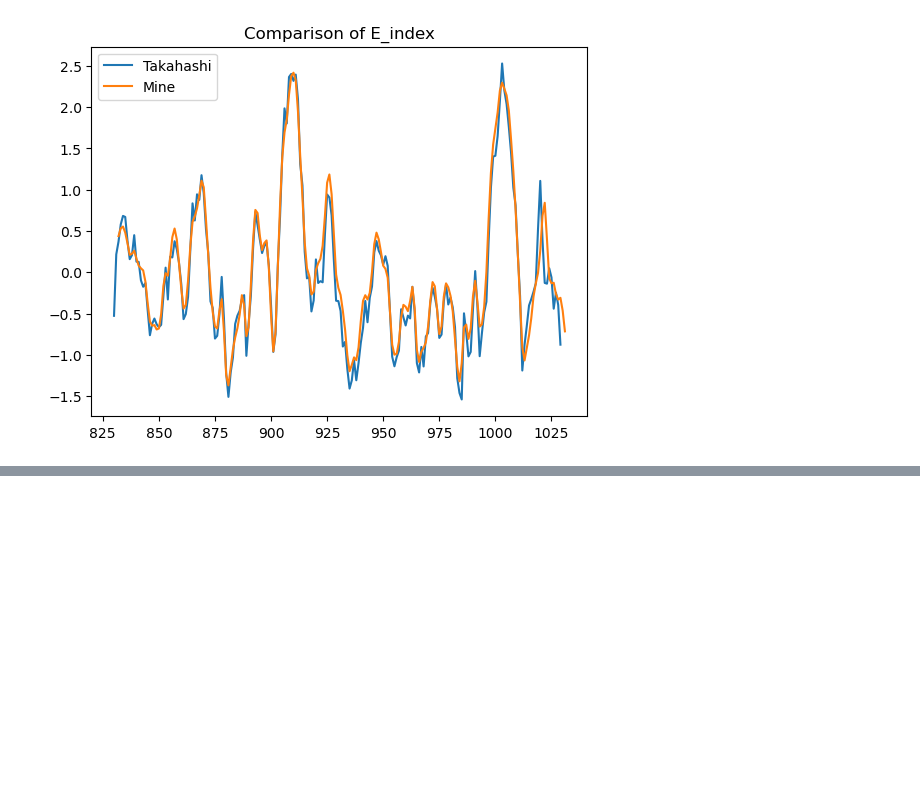
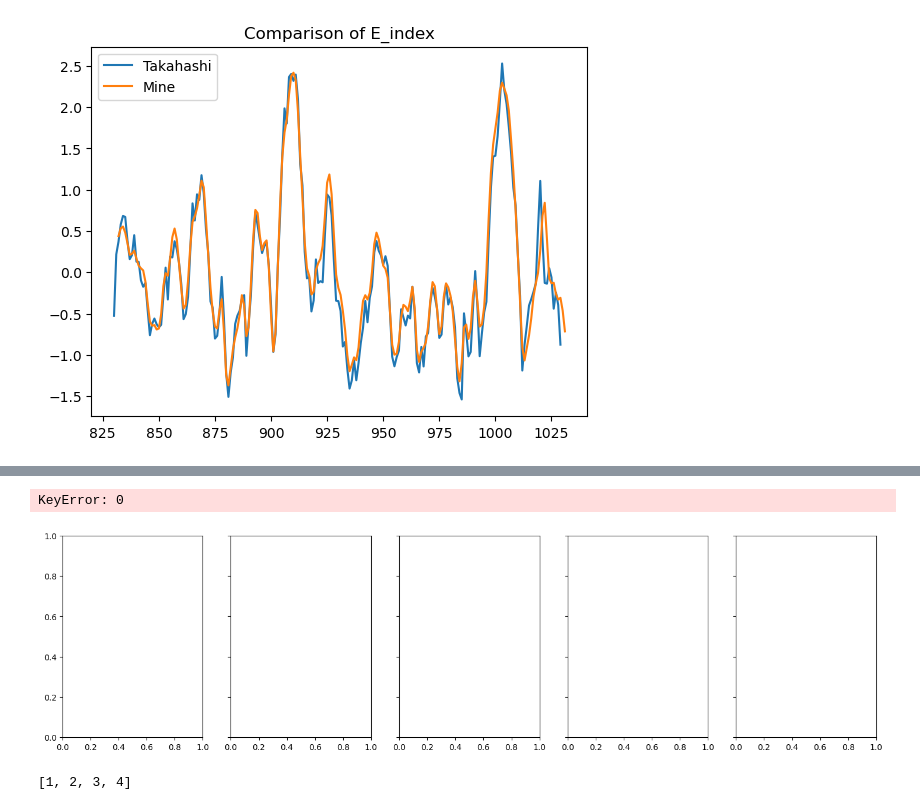
Before and after one commit to elkjuarez/ensoregimes, a Jupyter notebook: ensoregimes/analysis/regime-comparison.ipynb, the cells around one changed output, grey strips where cells are left out. Cells and saved outputs as stored; diff of their text form; code cells hidden in the pictures; blank space fills up the shorter version.

```diff
--- a/ensoregimes/analysis/regime-comparison.ipynb
+++ b/ensoregimes/analysis/regime-comparison.ipynb
@@ -68,0 +91,19 @@ mine
+# %%
+WR_NAMES = {0: "Pacific Trough", 1: "Greenland High", 2: "Pacific Ridge", 4: "Alaskan Ridge"}
+df["WR_name"] = df["WR"].map(WR_NAMES)
+
+   # cluster 1: Pacific Trouh
+    # cluster 2: Greenland High
+    # cluster 3: Pacific Ridge
+    # cluster 4: Alaskan Ridge
+
+# Season
+def season_of(m):
+    if m in (12, 1, 2): return "DJF"
+    if m in (3, 4, 5):  return "MAM"
+    if m in (6, 7, 8):  return "JJA"
+    return "SON"
+df["season"] = df["month"].apply(season_of)
+
+print("\nENSO state counts (daily samples):")
+print(df["enso_state"].value_counts())
@@ -68,0 +204,56 @@ mine
+# %%
+## WR frequencies by ENSO state, separately by season
+
+state_order = ["C-cold", "neutral", "C-warm", "E-warm"]   # E-cold dropped if small
+wr_order = [0, 1, 2, 3]
+season_order = ["DJF", "MAM", "JJA", "SON", "year-round"]
+
+def wr_freq_by_state(sub):
+    """Return DataFrame of WR frequencies per ENSO state."""
+    out = (sub.groupby(["enso_state", "WR"]).size()
+              .unstack("WR", fill_value=0))
+    out = out.div(out.sum(axis=1), axis=0) * 100  # convert to %
+    return out
+
+# Add a year-round panel
+df_all = df.copy(); df_all["season"] = "year-round"
+df_combined = pd.concat([df, df_all])
+
+fig, axes = plt.subplots(1, 5, figsize=(18, 4.5), sharey=True)
+for ax, season in zip(axes, season_order):
+    sub = df_combined[df_combined["season"] == season]
+    freq = wr_freq_by_state(sub)
+    freq = freq.reindex(state_order).reindex(columns=wr_order)
+
+    x = np.arange(len(state_order))
+    width = 0.2
+    for i, wr_val in enumerate(wr_order):
+        vals = freq[wr_val].values
+        ax.bar(x + (i - 1.5) * width, vals, width,
+               color=wr_colors[wr_val], label=WR_NAMES[wr_val])
+    ax.set_xticks(x); ax.set_xticklabels(state_order, rotation=20)
+    ax.set_title(season)
+    ax.axhline(25, color="k", lw=0.5, ls=":", alpha=0.5)  # uniform baseline
+    if season == "DJF":
+        ax.set_ylabel("WR frequency (%)")
+    if season == "year-round":
+        ax.legend(loc="upper right", fontsize=8)
+
+# Annotate sample sizes under each bar group
+for ax, season in zip(axes, season_order):
+    sub = df_combined[df_combined["season"] == season]
+    sizes = sub.groupby("enso_state").size().reindex(state_order, fill_value=0)
+    for i, n in enumerate(sizes):
+        ax.text(i, -8, f"n={n}", ha="center", fontsize=7, color="gray")
+
+plt.suptitle("WR frequency stratified by ENSO state, by season", fontsize=13, y=1.02)
+plt.tight_layout()
+plt.savefig(f"{PATH}/fig_WR_freq_by_ENSO_state.png", dpi=140, bbox_inches="tight")
+plt.show()
+# %% [output]
+KeyError: 0
+[figure, added]
+# %%
+wr_order
+# %% [output]
+[1, 2, 3, 4]
```
Also changed, not shown: parts of 13 cells of this notebook, 3 other files.
